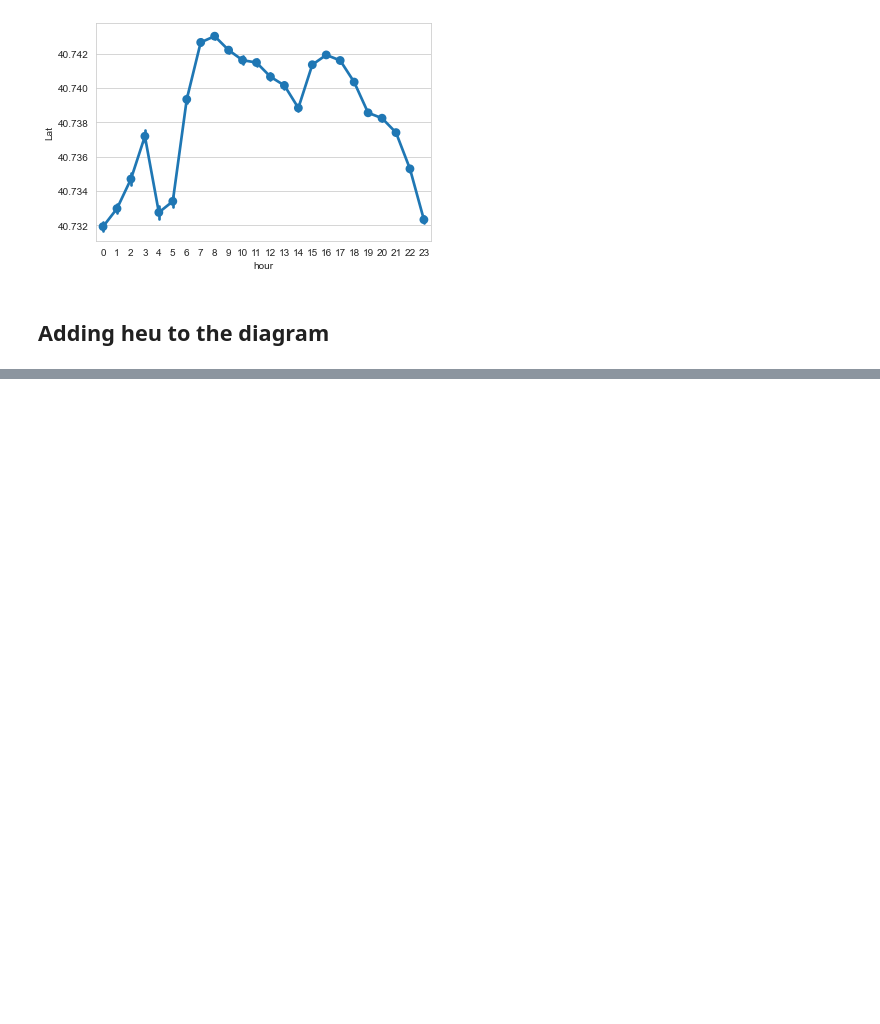
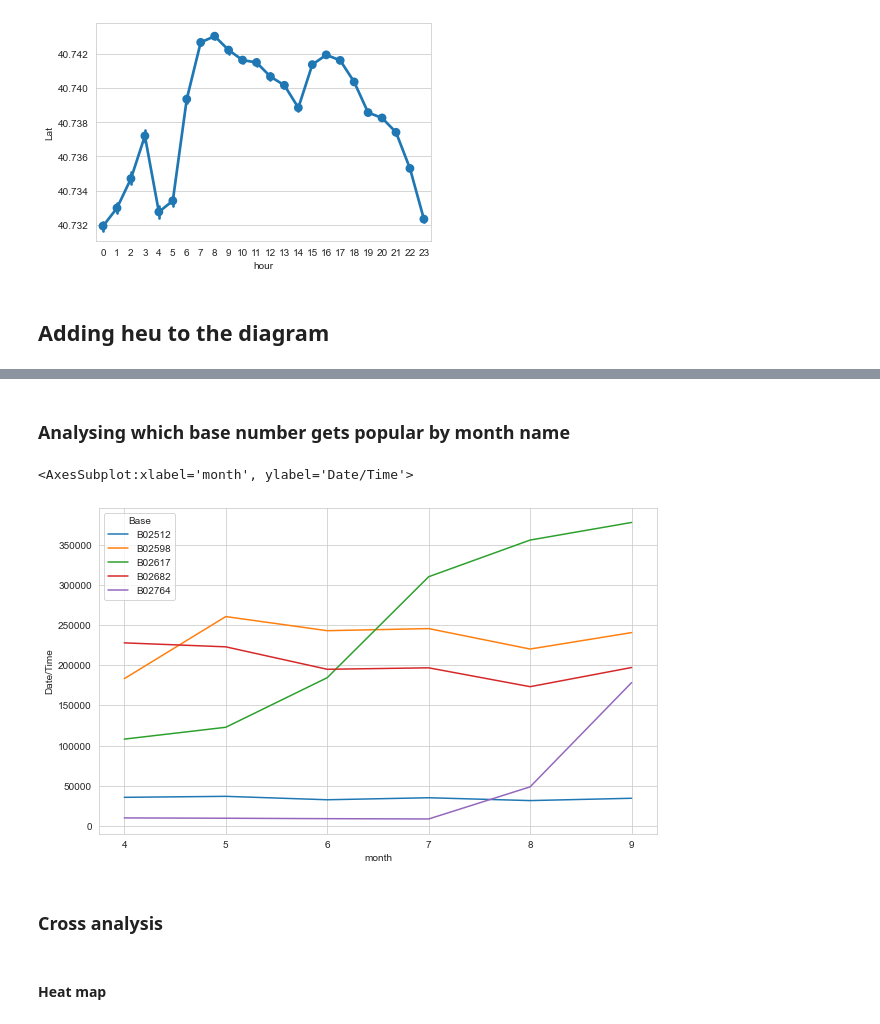
Before and after one commit to Ifegwu/data-analytics, a Jupyter notebook: data-multiple-sources.ipynb, the cells around one changed output, grey strips where cells are left out. Cells and saved outputs as stored; diff of their text form; code cells hidden in the pictures; blank space fills up the shorter version.

Commit message:
Cross analysis with heatmap

```diff
--- a/data-multiple-sources.ipynb
+++ b/data-multiple-sources.ipynb
@@ -330,0 +326,12 @@ sns.lineplot(x='month', y='Date/Time', hue='Base', date=base)
+# %% [markdown]
+### Analysing which base number gets popular by month name
+# %%
+plt.figure(figsize=(10,6))
+sns.lineplot(x='month', y='Date/Time', hue='Base', data=base)
+# %% [output]
+<AxesSubplot:xlabel='month', ylabel='Date/Time'>
+[figure, added]
+# %% [markdown]
+### Cross analysis
+# %% [markdown]
+#### Heat map
```
Also changed, not shown: parts of 20 cells of this notebook.
